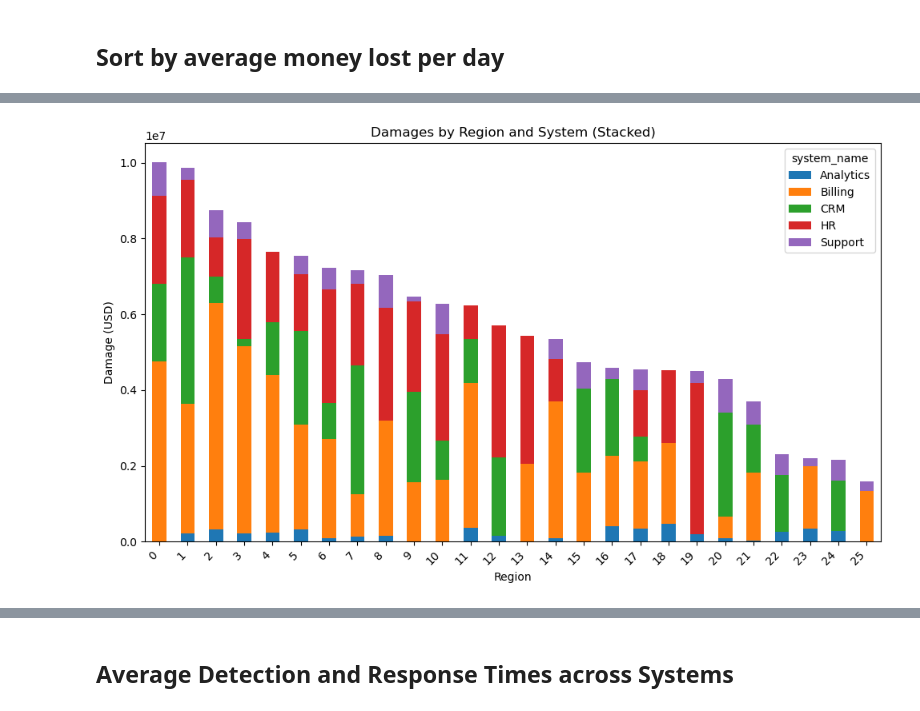
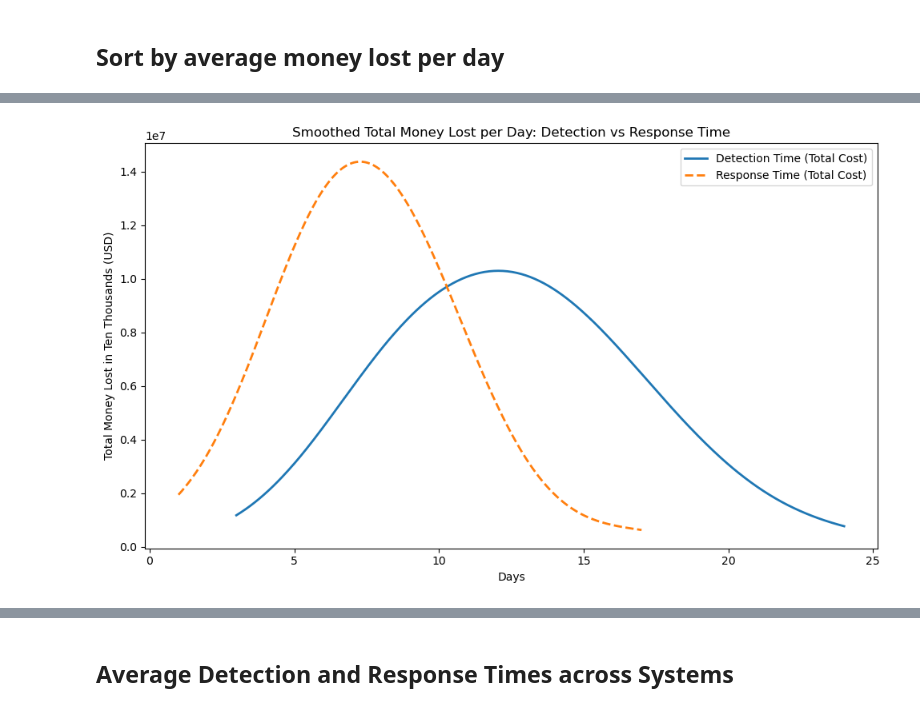
Before and after one commit to ssinlao/mini-data-analysts, a Jupyter notebook: mini-itc-code.ipynb, the cells around one changed output, grey strips where cells are left out. Drawn from its saved outputs; the diff is of its cells as text; code cells hidden in the pictures.

```diff
--- a/mini-itc-code.ipynb
+++ b/mini-itc-code.ipynb
@@ -160,17 +134,13 @@ system_name            HR        Support  total_weighted_region_damage_usd
 # %%
 #plot
-
-ax = weighted_by_region
-ax = ax.drop(columns='total_weighted_region_damage_usd').plot(
-    kind='bar',
-    stacked=True,
-    figsize=(10, 6)
-)
-ax.set_xlabel('Region')
-ax.set_ylabel('Damage (USD)')
-ax.set_title('Damages by Region and System (Stacked)')
-plt.xticks(rotation=45, ha='right')
+plt.figure(figsize=(10, 6))
+plt.plot(x_det, y_det, linewidth=2, label="Detection Time (Total Cost)")
+plt.plot(x_resp, y_resp, linewidth=2, linestyle="--", label="Response Time (Total Cost)")
+plt.xlabel("Days")
+plt.ylabel("Total Money Lost in Ten Thousands (USD)")
+plt.title("Smoothed Total Money Lost per Day: Detection vs Response Time")
+plt.legend()
 plt.tight_layout()
 plt.show()
 # %% [output]
-[figure, old version]
+[figure, new version]
```
Also changed, not shown: parts of 5 cells of this notebook.
